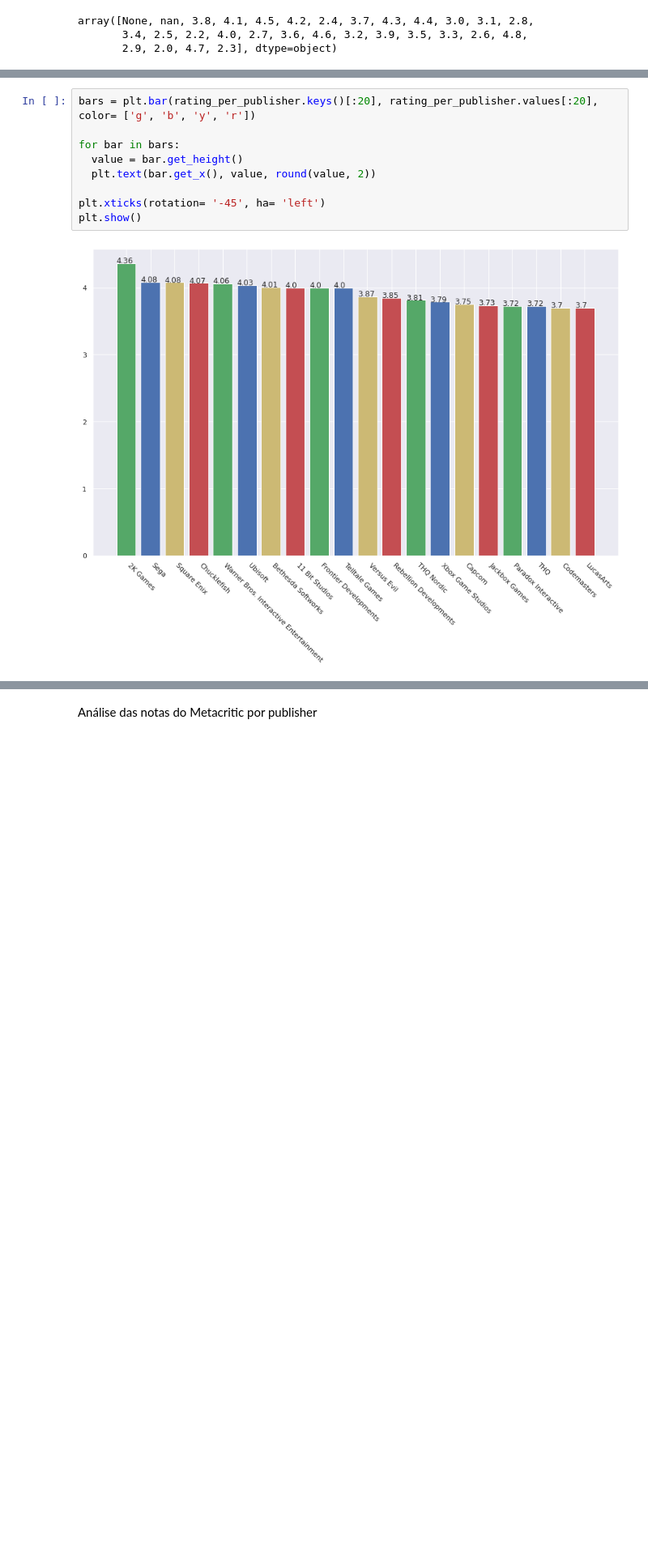
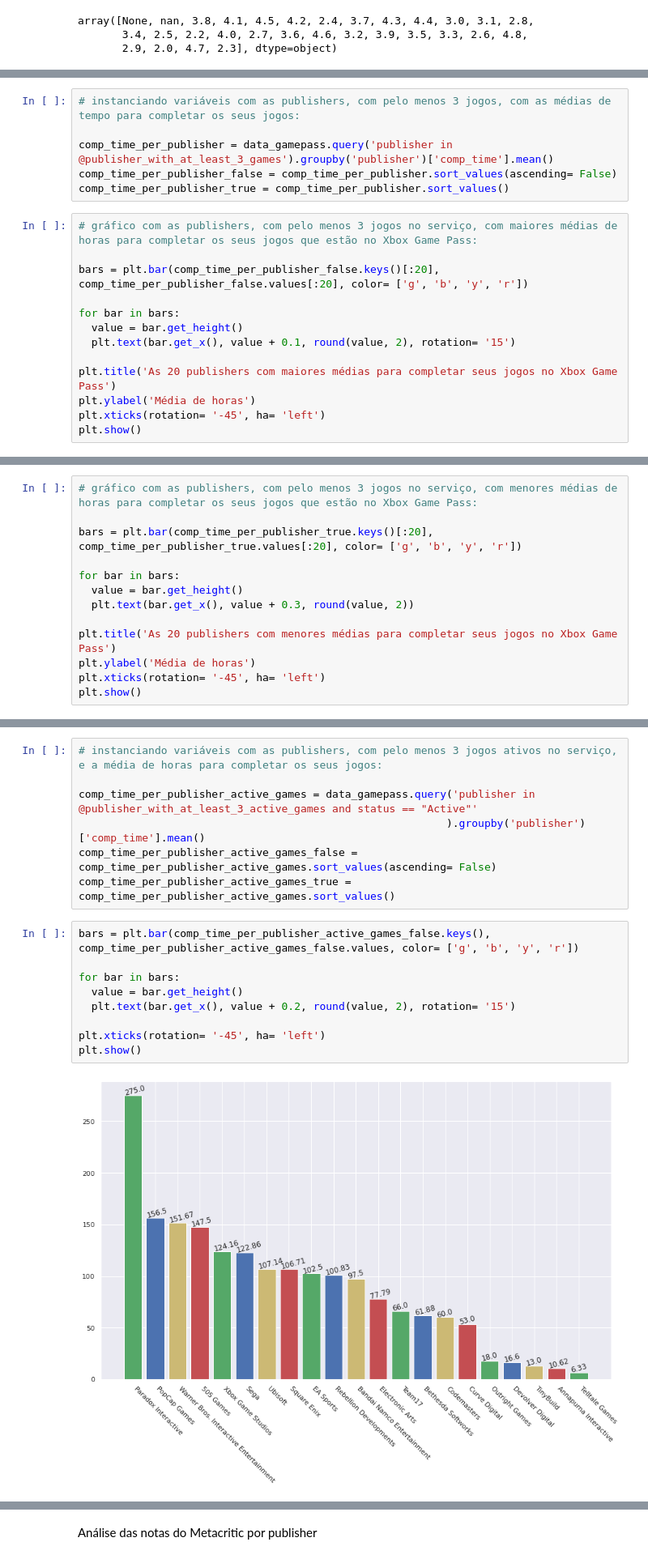
Before and after one commit to DamodaraBarbosa/xbox_game_pass_analisys, a Jupyter notebook: Publishers_Analisys_Xbox_Game_Pass.ipynb, the cells around one changed output, grey strips where cells are left out. Shown at 81% size. Cells and saved outputs as stored; diff of their text form; blank space fills up the shorter version.

```diff
--- a/Publishers_Analisys_Xbox_Game_Pass.ipynb
+++ b/Publishers_Analisys_Xbox_Game_Pass.ipynb
@@ -517,0 +625,19 @@ Name: rating, dtype: float64
+# %%
+# instanciando variáveis com as publishers, com pelo menos 3 jogos, com as médias de tempo para completar os seus jogos:
+
+comp_time_per_publisher = data_gamepass.query('publisher in @publisher_with_at_least_3_games').groupby('publisher')['comp_time'].mean()
+comp_time_per_publisher_false = comp_time_per_publisher.sort_values(ascending= False)
+comp_time_per_publisher_true = comp_time_per_publisher.sort_values()
+# %%
+# gráfico com as publishers, com pelo menos 3 jogos no serviço, com maiores médias de horas para completar os seus jogos que estão no Xbox Game Pass:
+
+bars = plt.bar(comp_time_per_publisher_false.keys()[:20], comp_time_per_publisher_false.values[:20], color= ['g', 'b', 'y', 'r'])
+
+for bar in bars:
+  value = bar.get_height()
+  plt.text(bar.get_x(), value + 0.1, round(value, 2), rotation= '15')
+
+plt.title('As 20 publishers com maiores médias para completar seus jogos no Xbox Game Pass')
+plt.ylabel('Média de horas')
+plt.xticks(rotation= '-45', ha= 'left')
+plt.show()
@@ -517,0 +646,13 @@ Name: rating, dtype: float64
+# %%
+# gráfico com as publishers, com pelo menos 3 jogos no serviço, com menores médias de horas para completar os seus jogos que estão no Xbox Game Pass:
+
+bars = plt.bar(comp_time_per_publisher_true.keys()[:20], comp_time_per_publisher_true.values[:20], color= ['g', 'b', 'y', 'r'])
+
+for bar in bars:
+  value = bar.get_height()
+  plt.text(bar.get_x(), value + 0.3, round(value, 2))
+
+plt.title('As 20 publishers com menores médias para completar seus jogos no Xbox Game Pass')
+plt.ylabel('Média de horas')
+plt.xticks(rotation= '-45', ha= 'left')
+plt.show()
@@ -518,11 +661,18 @@ Name: rating, dtype: float64
+# %%
+# instanciando variáveis com as publishers, com pelo menos 3 jogos ativos no serviço, e a média de horas para completar os seus jogos:
+
+comp_time_per_publisher_active_games = data_gamepass.query('publisher in @publisher_with_at_least_3_active_games and status == "Active"'
+                                                          ).groupby('publisher')['comp_time'].mean()
+comp_time_per_publisher_active_games_false = comp_time_per_publisher_active_games.sort_values(ascending= False)
+comp_time_per_publisher_active_games_true = comp_time_per_publisher_active_games.sort_values()
 # %%
-bars = plt.bar(rating_per_publisher.keys()[:20], rating_per_publisher.values[:20], color= ['g', 'b', 'y', 'r'])
+bars = plt.bar(comp_time_per_publisher_active_games_false.keys(), comp_time_per_publisher_active_games_false.values, color= ['g', 'b', 'y', 'r'])
 
 for bar in bars:
   value = bar.get_height()
-  plt.text(bar.get_x(), value, round(value, 2))
+  plt.text(bar.get_x(), value + 0.2, round(value, 2), rotation= '15')
 
 plt.xticks(rotation= '-45', ha= 'left')
 plt.show()
 # %% [output]
-[figure, old version]
+[figure, new version]
```
Also changed, not shown: parts of 15 cells of this notebook.
